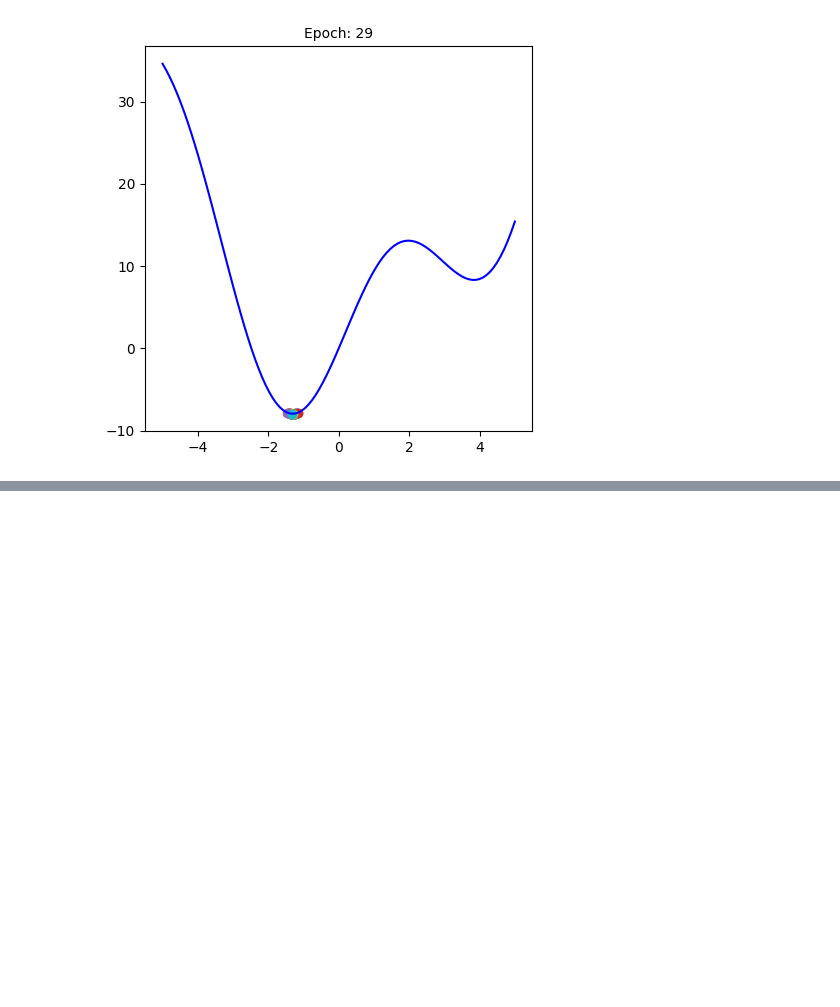
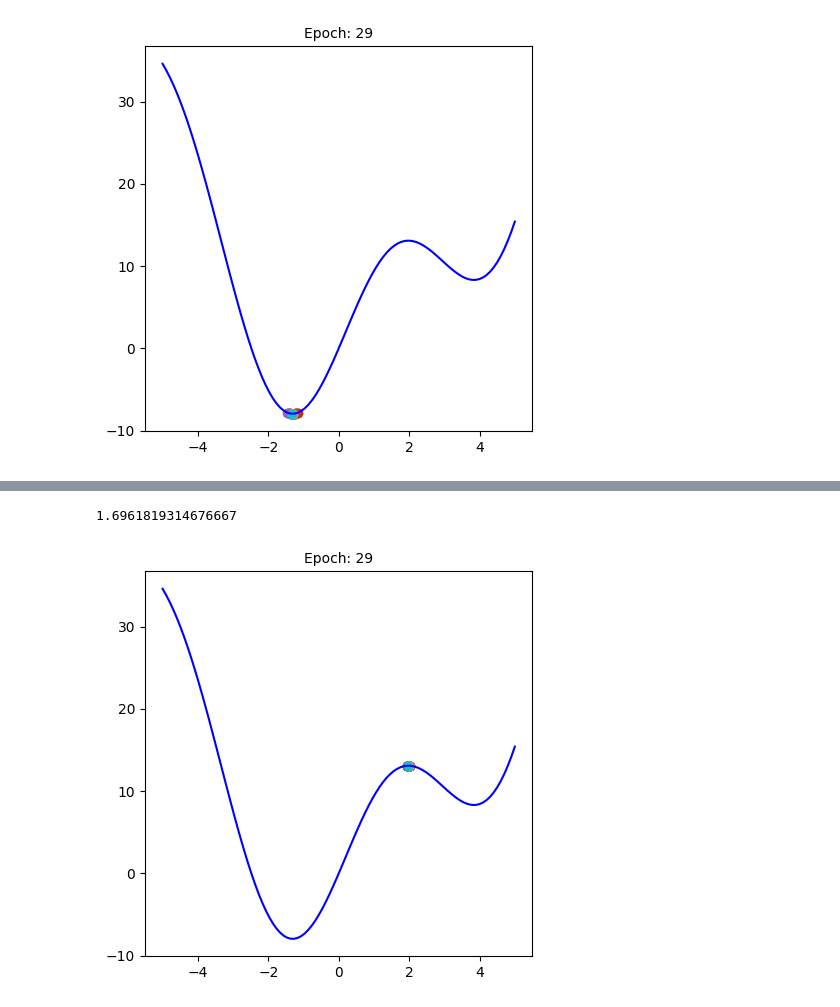
Before and after one commit to Emyfoton/MetodosI_EmilyCastillo_SebastianRodriguez, a Jupyter notebook: Algoritmo_genético_Emy.ipynb, the cells around one changed output, grey strips where cells are left out. Cells and saved outputs as stored; diff of their text form; code cells hidden in the pictures; blank space fills up the shorter version.

```diff
--- a/Algoritmo_genético_Emy.ipynb
+++ b/Algoritmo_genético_Emy.ipynb
@@ -119,0 +138,3 @@ Genetic(Robots)
+# %%
+def FuncionMinimizar(x):
+  return x**2 + 10*np.sin(x)
@@ -119,0 +172,18 @@ Genetic(Robots)
+# %%
+r = Robot(FuncionMinimizar)
+r.GetR()
+# %% [output]
+1.6961819314676667
+# %%
+# Queremos guardar los robots en una lista
+def GetRobots(N):
+
+  Robots = []
+
+  for i in range(N):
+    r = Robot(FuncionMinimizar,i)
+    Robots.append(r)
+
+  return Robots
+# %%
+Robots = GetRobots(50)
@@ -119,0 +233,6 @@ Genetic(Robots)
+# %%
+
+Robots = GetRobots(50)
+Genetic(Robots)
+# %% [output]
+[figure, added]
```
Also changed, not shown: parts of 6 cells of this notebook.
